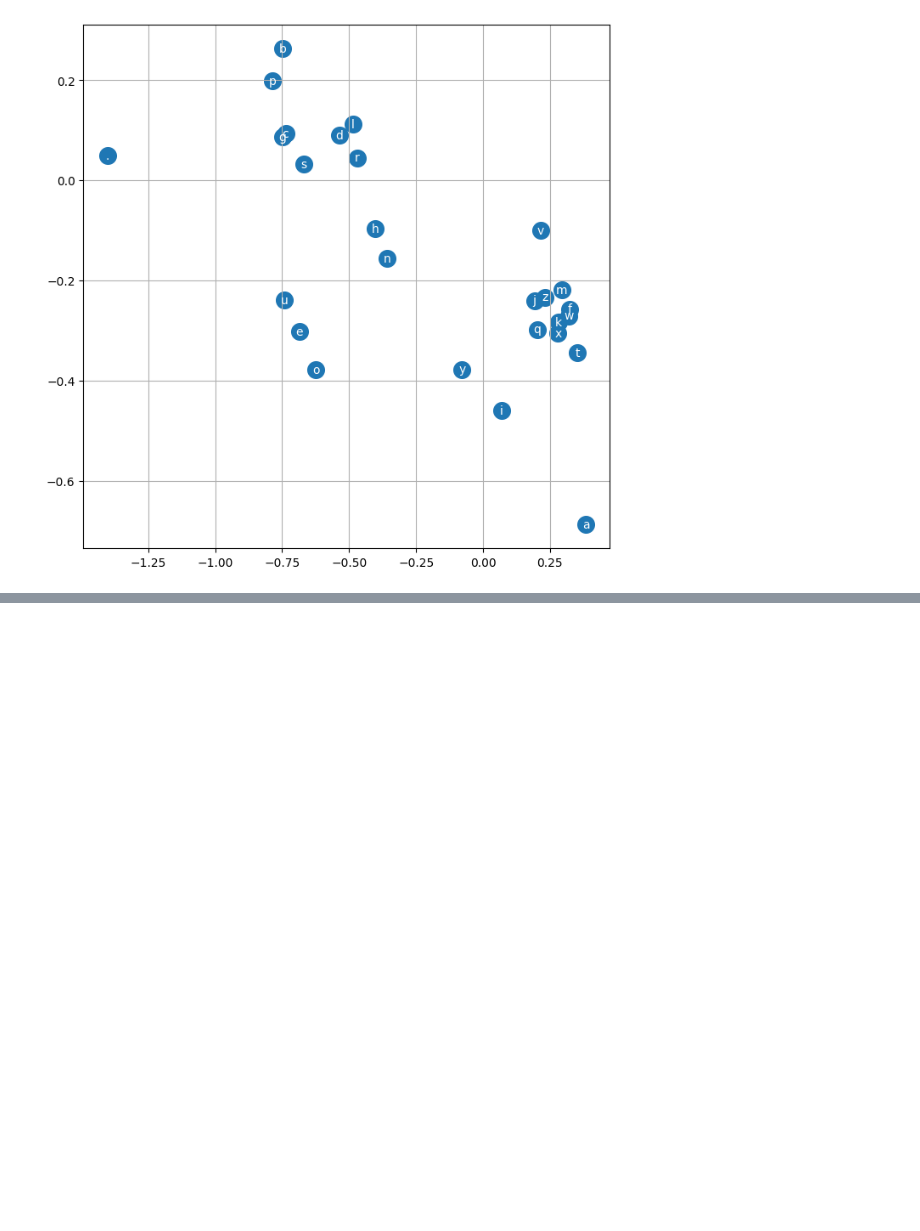
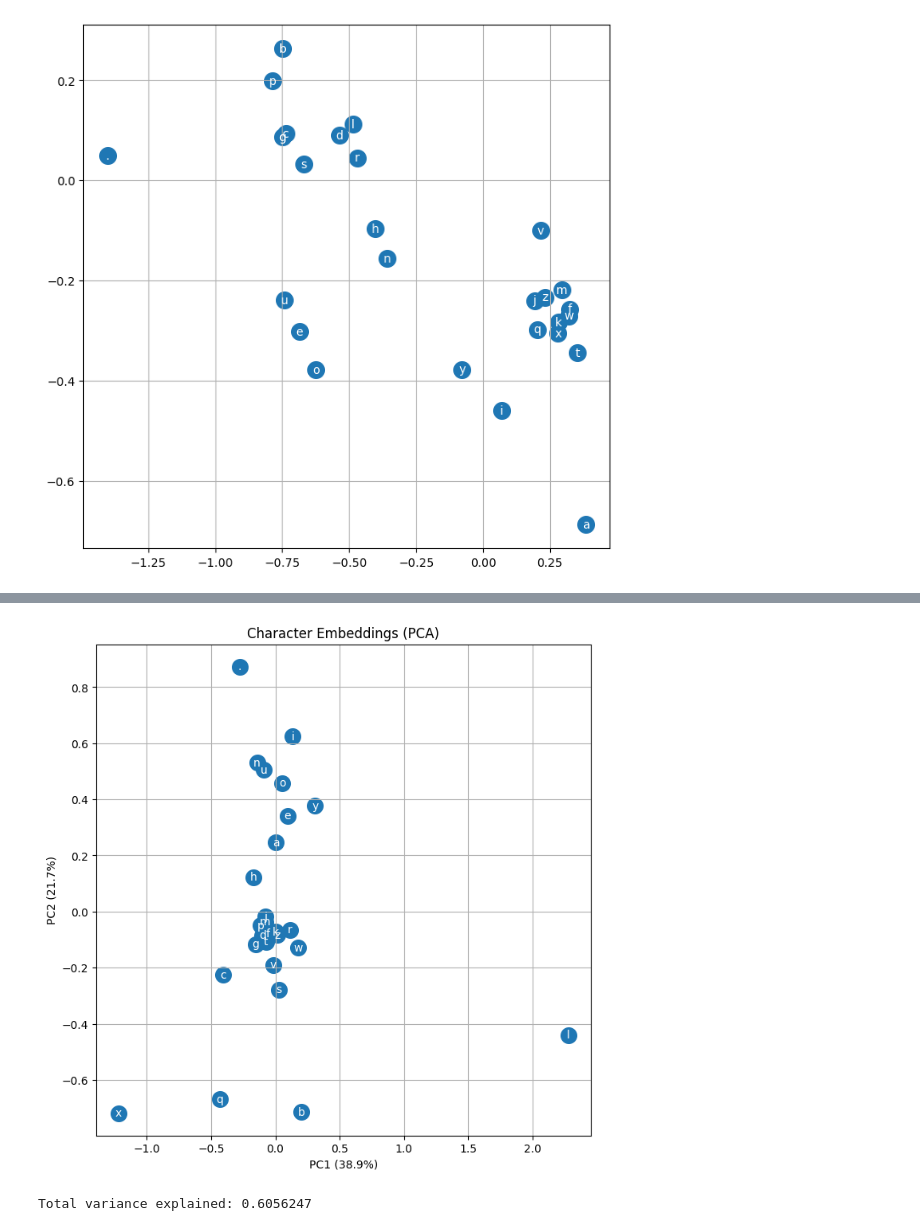
Before and after one commit to agrawalakshay68/neural-networks, a Jupyter notebook: MLP/name_makemore_using_MLP.ipynb, the cells around one changed output, grey strips where cells are left out. Cells and saved outputs as stored; diff of their text form; code cells hidden in the pictures; blank space fills up the shorter version.

```diff
--- a/MLP/name_makemore_using_MLP.ipynb
+++ b/MLP/name_makemore_using_MLP.ipynb
@@ -419,0 +543,36 @@ plt.grid("minor")
+# %%
+from sklearn.decomposition import PCA
+import matplotlib.pyplot as plt
+
+# C shape = (27, 10)
+X = C.detach().cpu().numpy()
+
+pca = PCA(n_components=2)
+X2 = pca.fit_transform(X)
+
+plt.figure(figsize=(8, 8))
+plt.scatter(X2[:, 0], X2[:, 1], s=200)
+
+for i in range(C.shape[0]):
+    plt.text(
+        X2[i, 0],
+        X2[i, 1],
+        itos[i],
+        ha="center",
+        va="center",
+        color="white"
+    )
+
+plt.xlabel(f"PC1 ({100*pca.explained_variance_ratio_[0]:.1f}%)")
+plt.ylabel(f"PC2 ({100*pca.explained_variance_ratio_[1]:.1f}%)")
+plt.title("Character Embeddings (PCA)")
+plt.grid()
+plt.show()
+
+print(
+    "Total variance explained:",
+    pca.explained_variance_ratio_.sum()
+)
+# %% [output]
+[figure, added]
+Total variance explained: 0.6056247
```
Also changed, not shown: parts of 8 cells of this notebook.
